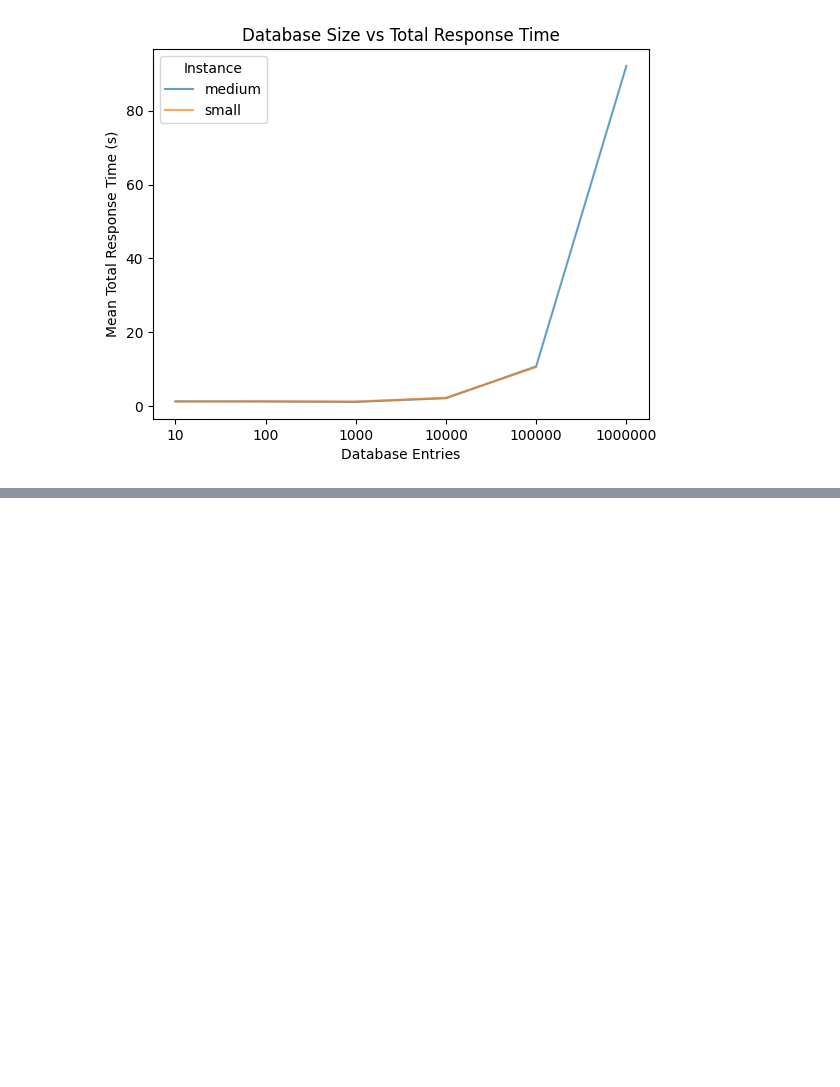
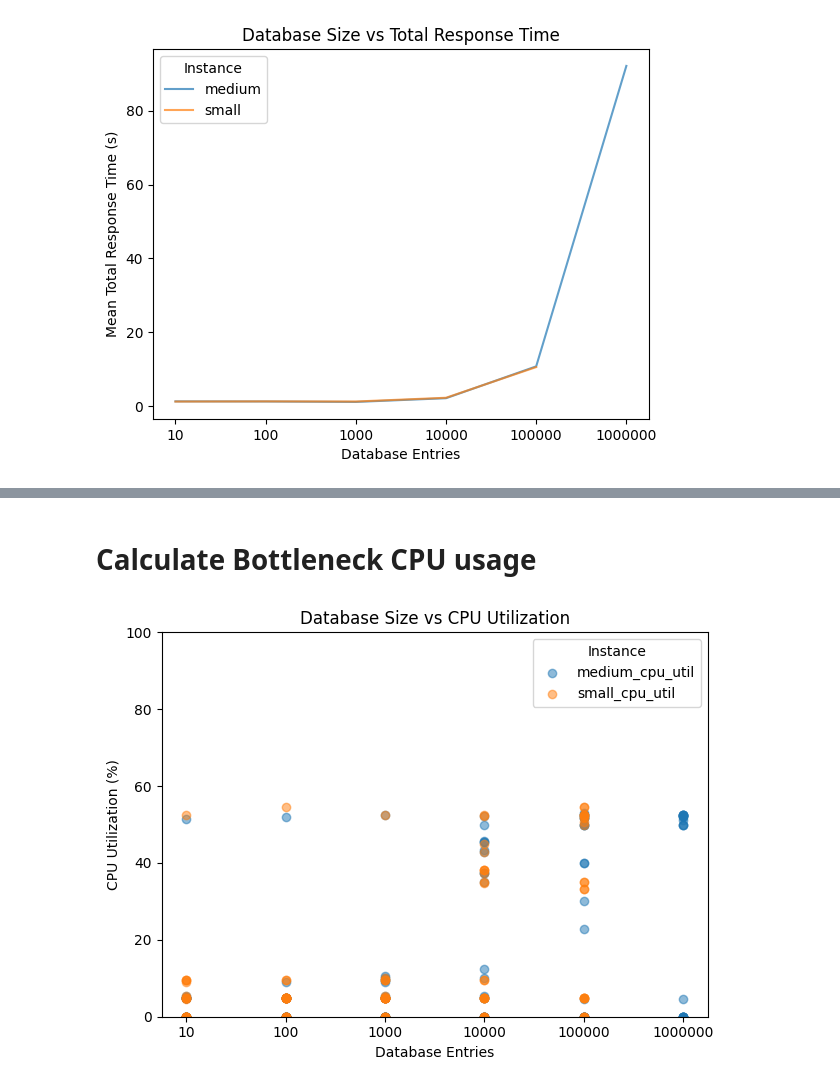
Before and after one commit to AhmadJanjua/MongoPerformance, a Jupyter notebook: src/analysis.ipynb, the cells around one changed output, grey strips where cells are left out. Saved outputs shown, nothing was run; the diff lists cells and outputs as text; code cells hidden in the pictures; blank space fills up the shorter version.

```diff
--- a/src/analysis.ipynb
+++ b/src/analysis.ipynb
@@ -113,0 +227,42 @@ plt.show()
+# %% [markdown]
+# Calculate Bottleneck CPU usage
+# %%
+import matplotlib.pyplot as plt
+
+# start from raw
+df = df_raw.copy()
+
+# filter out the base lines (before the test is run)
+df = df[df["sample"] > 0]
+
+# calculate median CPU utilization per operation
+df = (
+    df
+    .groupby(["instance", "db_size", "operation"])[["cpu_util"]]
+    .agg(["median"])
+    .reset_index()
+)
+
+# flatten the MultiIndex columns
+df.columns = [lvl0 for lvl0, _ in df.columns]
+
+# === Scatter: median CPU utilization ===
+plt.figure()
+for inst in df["instance"].unique():
+    subset = df[df["instance"] == inst]
+    plt.scatter(
+        subset["db_size"],
+        subset["cpu_util"],
+        label=f"{inst}_cpu_util",
+        alpha=0.5
+    )
+
+plt.xlabel("Database Entries")
+plt.ylabel("CPU Utilization (%)")
+plt.title("Database Size vs CPU Utilization")
+plt.legend(title="Instance")
+plt.ylim(0, 100)
+plt.tight_layout()
+plt.show()
+# %% [output]
+[figure, added]
```
Also changed, not shown: parts of 9 cells of this notebook.
